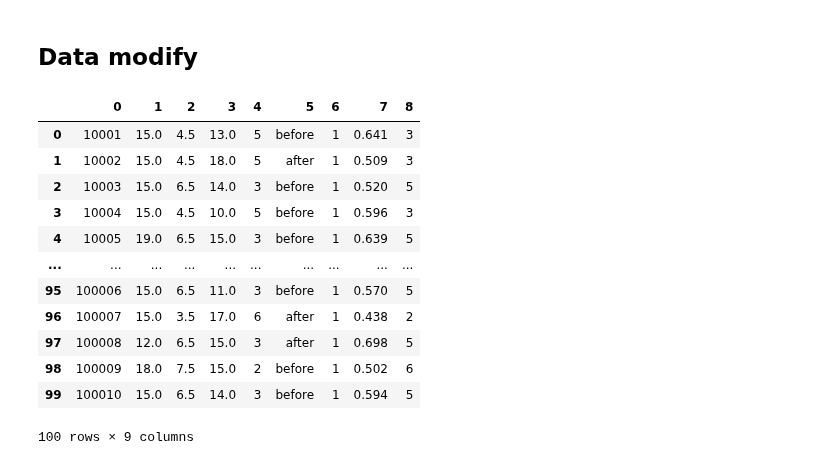
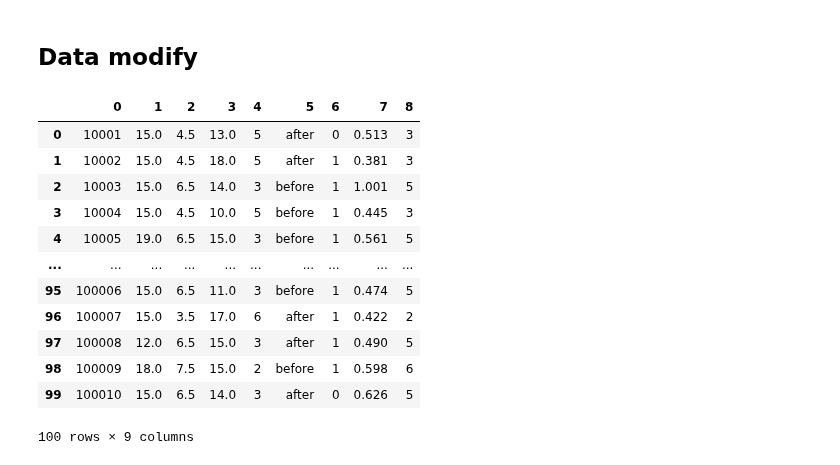
Before and after one commit to psb629/labs, a Jupyter notebook: TM/scripts/TM_behav.ipynb, the cells around one changed output. Cells and saved outputs as stored; diff of their text form; code cells hidden in the pictures.

```diff
--- a/TM/scripts/TM_behav.ipynb
+++ b/TM/scripts/TM_behav.ipynb
@@ -172,22 +172,22 @@ params = curve_fit('TML13',3)
 # %% [markdown]
 ## Data modify
 # %%
-subj = 'TML19'
+subj = 'TML15'
 df = pd.read_csv(join(behav_dir,'%s_behav_data_Dis.dat'%subj), sep='\t', header=None )
 df
 # %% [output]
 |  | 0 | 1 | 2 | 3 | 4 | 5 | 6 | 7 | 8 |
-| 0 | 10001 | 15.0 | 4.5 | 13.0 | 5 | before | 1 | 0.641 | 3 |
-| 1 | 10002 | 15.0 | 4.5 | 18.0 | 5 | after | 1 | 0.509 | 3 |
-| 2 | 10003 | 15.0 | 6.5 | 14.0 | 3 | before | 1 | 0.520 | 5 |
-| 3 | 10004 | 15.0 | 4.5 | 10.0 | 5 | before | 1 | 0.596 | 3 |
-| 4 | 10005 | 19.0 | 6.5 | 15.0 | 3 | before | 1 | 0.639 | 5 |
+| 0 | 10001 | 15.0 | 4.5 | 13.0 | 5 | after | 0 | 0.513 | 3 |
+| 1 | 10002 | 15.0 | 4.5 | 18.0 | 5 | after | 1 | 0.381 | 3 |
+| 2 | 10003 | 15.0 | 6.5 | 14.0 | 3 | before | 1 | 1.001 | 5 |
+| 3 | 10004 | 15.0 | 4.5 | 10.0 | 5 | before | 1 | 0.445 | 3 |
+| 4 | 10005 | 19.0 | 6.5 | 15.0 | 3 | before | 1 | 0.561 | 5 |
 | ... | ... | ... | ... | ... | ... | ... | ... | ... | ... |
-| 95 | 100006 | 15.0 | 6.5 | 11.0 | 3 | before | 1 | 0.570 | 5 |
-| 96 | 100007 | 15.0 | 3.5 | 17.0 | 6 | after | 1 | 0.438 | 2 |
-| 97 | 100008 | 12.0 | 6.5 | 15.0 | 3 | after | 1 | 0.698 | 5 |
-| 98 | 100009 | 18.0 | 7.5 | 15.0 | 2 | before | 1 | 0.502 | 6 |
-| 99 | 100010 | 15.0 | 6.5 | 14.0 | 3 | before | 1 | 0.594 | 5 |
+| 95 | 100006 | 15.0 | 6.5 | 11.0 | 3 | before | 1 | 0.474 | 5 |
+| 96 | 100007 | 15.0 | 3.5 | 17.0 | 6 | after | 1 | 0.422 | 2 |
+| 97 | 100008 | 12.0 | 6.5 | 15.0 | 3 | after | 1 | 0.490 | 5 |
+| 98 | 100009 | 18.0 | 7.5 | 15.0 | 2 | before | 1 | 0.598 | 6 |
+| 99 | 100010 | 15.0 | 6.5 | 14.0 | 3 | after | 0 | 0.626 | 5 |
 100 rows × 9 columns
 # %%
 dg = pd.DataFrame(columns=['Block', 'Trial', 'f1', 'ISI1', 'f2', 'ISI2', 'decision', 'time_taken', 'ISI3'])
```
Also changed, not shown: parts of 5 cells of this notebook.
